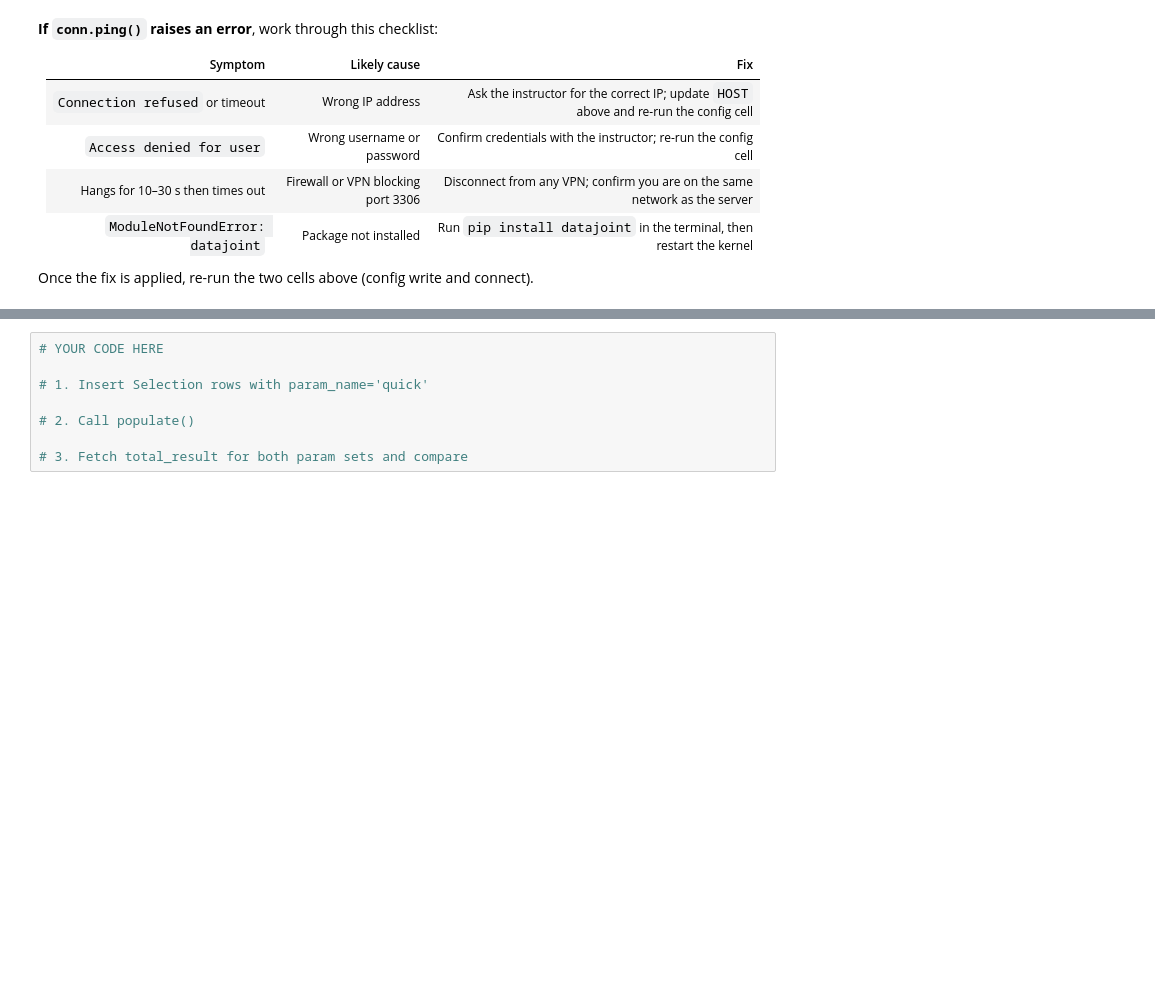
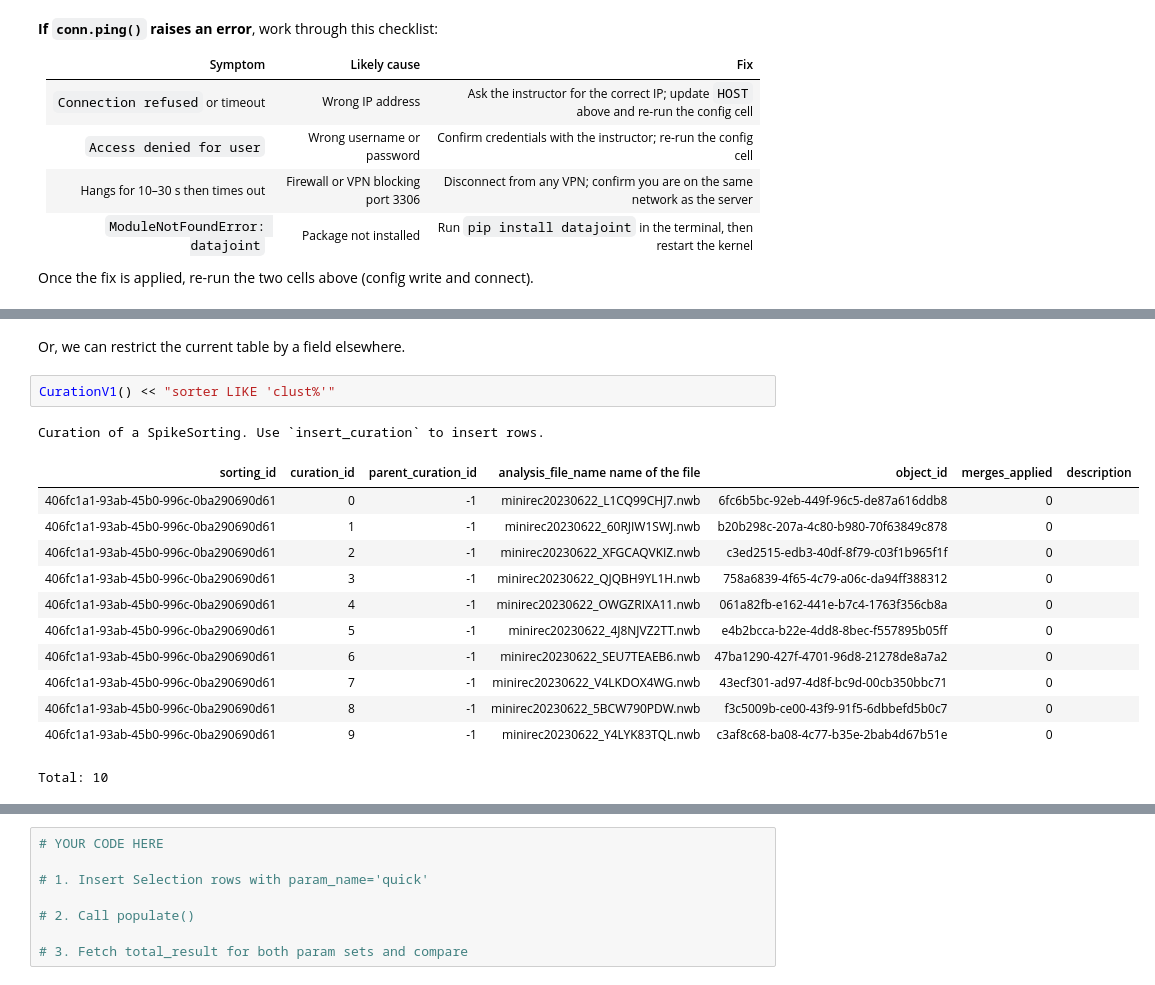
Before and after one commit to CBroz1/SpyglassWorkshop2026, a Jupyter notebook: notebooks/02_datajoint_spyglass.ipynb, the cells around one changed output, grey strips where cells are left out. Cells and saved outputs as stored; diff of their text form; blank space fills up the shorter version.

```diff
--- a/notebooks/02_datajoint_spyglass.ipynb
+++ b/notebooks/02_datajoint_spyglass.ipynb
@@ -223,0 +310,18 @@ subj_sessions.fetch(
+# %% [markdown]
+Or, we can restrict the current table by a field elsewhere.
+# %%
+CurationV1() << "sorter LIKE 'clust%'"
+# %% [output]
+Curation of a SpikeSorting. Use `insert_curation` to insert rows.
+| sorting_id | curation_id | parent_curation_id | analysis_file_name name of the file | object_id | merges_applied | description |
+| 406fc1a1-93ab-45b0-996c-0ba290690d61 | 0 | -1 | minirec20230622_L1CQ99CHJ7.nwb | 6fc6b5bc-92eb-449f-96c5-de87a616ddb8 | 0 |  |
+| 406fc1a1-93ab-45b0-996c-0ba290690d61 | 1 | -1 | minirec20230622_60RJIW1SWJ.nwb | b20b298c-207a-4c80-b980-70f63849c878 | 0 |  |
+| 406fc1a1-93ab-45b0-996c-0ba290690d61 | 2 | -1 | minirec20230622_XFGCAQVKIZ.nwb | c3ed2515-edb3-40df-8f79-c03f1b965f1f | 0 |  |
+| 406fc1a1-93ab-45b0-996c-0ba290690d61 | 3 | -1 | minirec20230622_QJQBH9YL1H.nwb | 758a6839-4f65-4c79-a06c-da94ff388312 | 0 |  |
+| 406fc1a1-93ab-45b0-996c-0ba290690d61 | 4 | -1 | minirec20230622_OWGZRIXA11.nwb | 061a82fb-e162-441e-b7c4-1763f356cb8a | 0 |  |
+| 406fc1a1-93ab-45b0-996c-0ba290690d61 | 5 | -1 | minirec20230622_4J8NJVZ2TT.nwb | e4b2bcca-b22e-4dd8-8bec-f557895b05ff | 0 |  |
+| 406fc1a1-93ab-45b0-996c-0ba290690d61 | 6 | -1 | minirec20230622_SEU7TEAEB6.nwb | 47ba1290-427f-4701-96d8-21278de8a7a2 | 0 |  |
+| 406fc1a1-93ab-45b0-996c-0ba290690d61 | 7 | -1 | minirec20230622_V4LKDOX4WG.nwb | 43ecf301-ad97-4d8f-bc9d-00cb350bbc71 | 0 |  |
+| 406fc1a1-93ab-45b0-996c-0ba290690d61 | 8 | -1 | minirec20230622_5BCW790PDW.nwb | f3c5009b-ce00-43f9-91f5-6dbbefd5b0c7 | 0 |  |
+| 406fc1a1-93ab-45b0-996c-0ba290690d61 | 9 | -1 | minirec20230622_Y4LYK83TQL.nwb | c3af8c68-ba08-4c77-b35e-2bab4d67b51e | 0 |  |
+Total: 10
```
Also changed, not shown: parts of 66 cells of this notebook, 9 other files.
